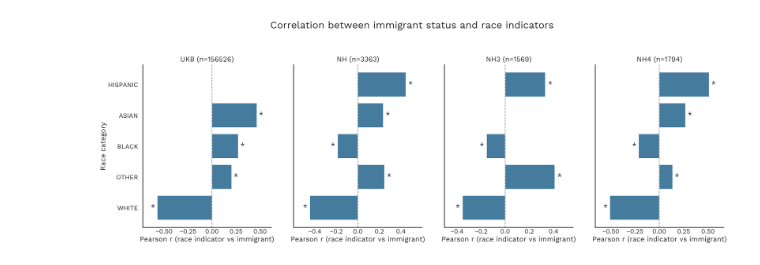
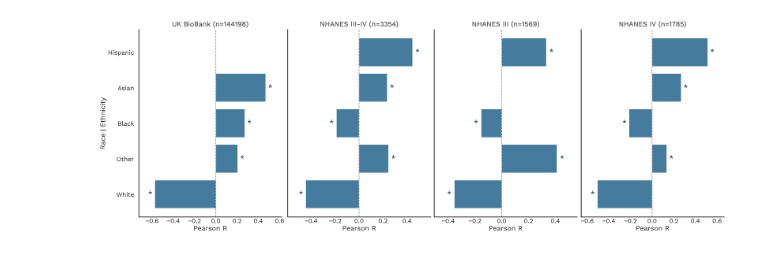
Before and after one commit to aashnapshah/ARC, a Jupyter notebook: notebooks/imm_corr.ipynb, the cells around one changed output. Cells and saved outputs as stored; diff of their text form; code cells hidden in the pictures.

```diff
--- a/notebooks/imm_corr.ipynb
+++ b/notebooks/imm_corr.ipynb
@@ -13,12 +13,18 @@ from data.dicts.col_dict import int_race_dict  # adjust if needed
 from helpers.plots import *
 
 data_dir = "../data/processed"
-suffix = "ref_imp.csv"
+suffix = "ref.csv"
 cohorts = ["ukb", "nh", "nh3", "nh4"]
+cohort_dict = {
+    "ukb": "UK BioBank",
+    "nh": "NHANES III-IV",
+    "nh3": "NHANES III",
+    "nh4": "NHANES IV"
+}
 
 rows = []
 for cohort in cohorts:
-    df = pd.read_csv(f"{data_dir}/{cohort}_{suffix}", usecols=["race", "immigrant"]).dropna(subset=["race", "immigrant"])
+    df = pd.read_csv(f"{data_dir}/{cohort}/{cohort}_{suffix}", usecols=["race", "immigrant"]).dropna(subset=["race", "immigrant"])
     x = df["immigrant"].astype(int)
 
     for r_val in sorted(df["race"].unique()):
@@ -28,7 +34,7 @@ for cohort in cohorts:
         rows.append({
             "cohort": cohort,
             "race_raw": race_label,
-            "race": str(race_label).upper(),
+            "race": str(race_label).title(),
             "r_val": r_val,
             "r": r,
             "p": p,
@@ -48,32 +54,31 @@ for ax_idx, cohort in enumerate(cohorts):
     ax = axes[ax_idx]
     sub = res[res["cohort"] == cohort].sort_values("r")
     bars = ax.barh(sub["race"], sub["r"], color="#457b9d")
     ax.axvline(0, color="k", linewidth=1, linestyle="--", alpha=0.5)
     ax.set_xlabel("Pearson R")
     n_val = int(sub["n"].iloc[0])
     ax.set_title(f"{cohort_dict[cohort]} (n={n_val})")
     if ax_idx == 0:
         ax.set_ylabel("Race | Ethnicity")
     else:
         ax.set_ylabel("")
     for bar, rval, pval in zip(bars, sub["r"], sub["p"]):
         bar_tip = bar.get_width()
         ytick = bar.get_y() + bar.get_height() / 2
         offset = 0.02 if rval >= 0 else -0.02
         ha = "left" if rval >= 0 else "right"
         if pval < 0.05:
             ax.text(bar_tip + offset, ytick, "*", va="center", ha=ha, color="#1d3557", fontsize=14, fontweight='bold')
         else:
             ax.text(bar_tip + offset, ytick, f"$p$={pval:.2f}", va="center", ha=ha, color="#888888", fontsize=11, fontstyle="italic")
 
     ax.set_xlim(
         min(-0.25, sub["r"].min() - 0.15),
         max(0.25, sub["r"].max() + 0.15)
     )
 
 plt.tight_layout(w_pad=2)
-plt.suptitle("Correlation between immigrant status and race indicators", fontsize=17, y=1.05)
 plt.subplots_adjust(top=0.85)
 plt.show()
 # %% [output]
-[figure, old version]
+[figure, new version]
```
Also changed, not shown: 32 other files.
